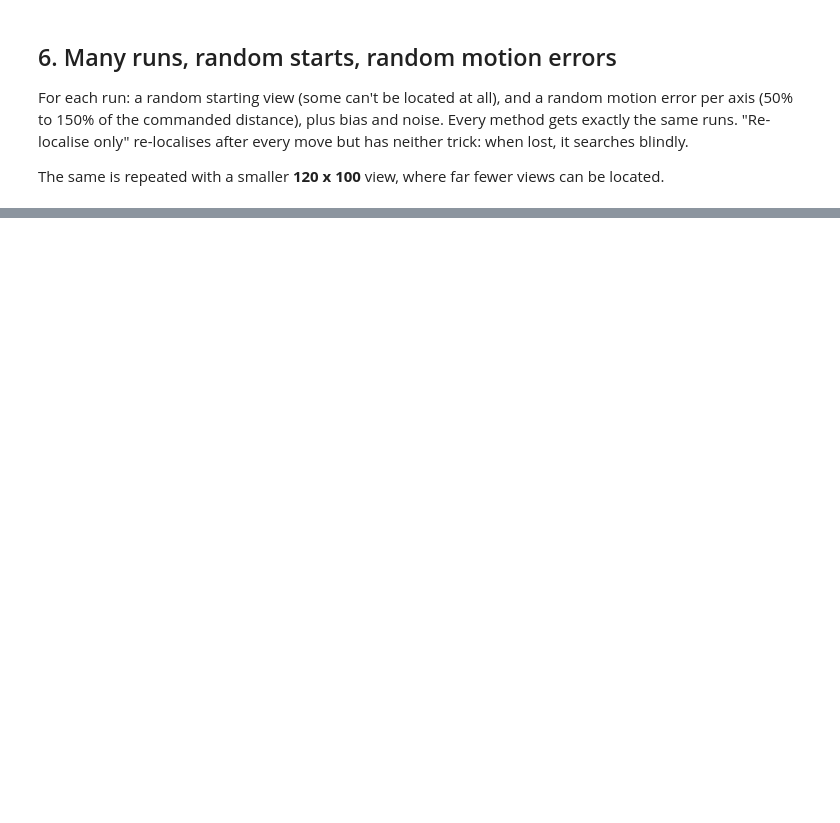
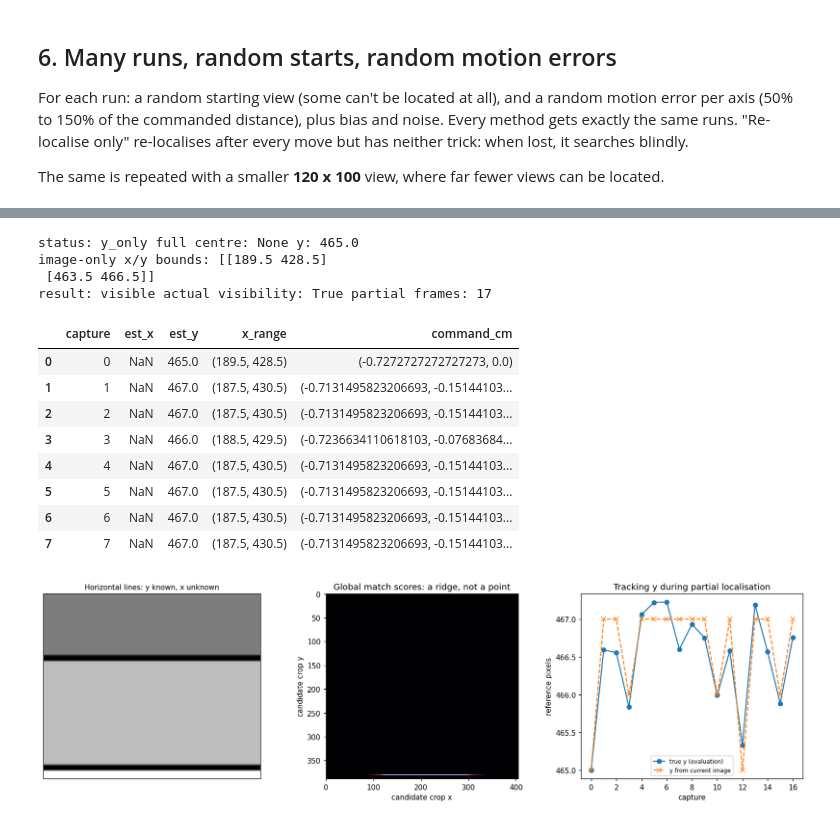
Before and after one commit to ard12/Aulespace, a Jupyter notebook: AULE_ComputerVisionChallenge/notebooks/05_closed_loop_crop_navigation.ipynb, the cells around one changed output, grey strips where cells are left out. Drawn from its saved outputs; the diff is of its cells as text; code cells hidden in the pictures; blank space fills up the shorter version.

```diff
--- a/AULE_ComputerVisionChallenge/notebooks/05_closed_loop_crop_navigation.ipynb
+++ b/AULE_ComputerVisionChallenge/notebooks/05_closed_loop_crop_navigation.ipynb
@@ -408,0 +428,39 @@ summary.to_csv(aio.output_path("crop_navigation", "followup_closed_loop_summary.
+# %%
+view = navigation.extract_crop(reference, 188, 380, *VIEW)
+fix = loc_native.locate(view)
+print("status:", fix.status, "full centre:", fix.center, "y:", fix.coordinate(1))
+print("image-only x/y bounds:", fix.axis_bounds)
+scores = cv2.matchTemplate(aio.to_gray(reference).astype(np.float32), aio.to_gray(view).astype(np.float32), cv2.TM_CCOEFF_NORMED)
+c_partial = cl.PanCamera(reference, (288, 465), VIEW, ppc, cl.MotionError(gain=(0.7, 1.2), bias_px=(0.5, 2), noise_px=0.5, seed=93))
+r_partial = cl.navigate_without_zoom(c_partial, loc_native, lmap, ref_det)
+pe = pd.concat([pd.DataFrame(r_partial.log), pd.DataFrame(c_partial.observations)], axis=1)
+print("result:", r_partial.status, "actual visibility:", c_partial.true_marker_visible(ref_det), "partial frames:", r_partial.partial_views)
+display(pe.loc[pe.status == "y_only", ["capture", "est_x", "est_y", "x_range", "command_cm"]].head(8))
+fig, axes = plt.subplots(1, 3, figsize=(15, 4.5))
+viz.show(view, "Horizontal lines: y known, x unknown", ax=axes[0])
+axes[1].imshow(scores, cmap="magma", vmin=0.9, vmax=1.0, origin="upper")
+axes[1].set_title("Global match scores: a ridge, not a point")
+axes[1].set_xlabel("candidate crop x"); axes[1].set_ylabel("candidate crop y")
+mask = pe.status == "y_only"
+axes[2].plot(pe.capture, pe.true_y.where(mask), "o-", label="true y (evaluation)")
+axes[2].plot(pe.capture, pe.est_y.where(mask), "x--", label="y from current image")
+axes[2].set_title("Tracking y during partial localisation")
+axes[2].set_xlabel("capture"); axes[2].set_ylabel("reference pixels"); axes[2].legend(fontsize=8)
+fig.tight_layout()
+fig.savefig(aio.output_path("crop_navigation", "followup_partial_axis.png"), bbox_inches="tight"); plt.show()
+pe.to_csv(aio.output_path("crop_navigation", "followup_partial_axis_trace.csv"), index=False)
+# %% [output]
+status: y_only full centre: None y: 465.0
+image-only x/y bounds: [[189.5 428.5]
+ [463.5 466.5]]
+result: visible actual visibility: True partial frames: 17
+|  | capture | est_x | est_y | x_range | command_cm |
+| 0 | 0 | NaN | 465.0 | (189.5, 428.5) | (-0.7272727272727273, 0.0) |
+| 1 | 1 | NaN | 467.0 | (187.5, 430.5) | (-0.7131495823206693, -0.15144103... |
+| 2 | 2 | NaN | 467.0 | (187.5, 430.5) | (-0.7131495823206693, -0.15144103... |
+| 3 | 3 | NaN | 466.0 | (188.5, 429.5) | (-0.7236634110618103, -0.07683684... |
+| 4 | 4 | NaN | 467.0 | (187.5, 430.5) | (-0.7131495823206693, -0.15144103... |
+| 5 | 5 | NaN | 467.0 | (187.5, 430.5) | (-0.7131495823206693, -0.15144103... |
+| 6 | 6 | NaN | 467.0 | (187.5, 430.5) | (-0.7131495823206693, -0.15144103... |
+| 7 | 7 | NaN | 467.0 | (187.5, 430.5) | (-0.7131495823206693, -0.15144103... |
+[figure, added]
```
Also changed, not shown: parts of 7 cells of this notebook, 24 other files.
